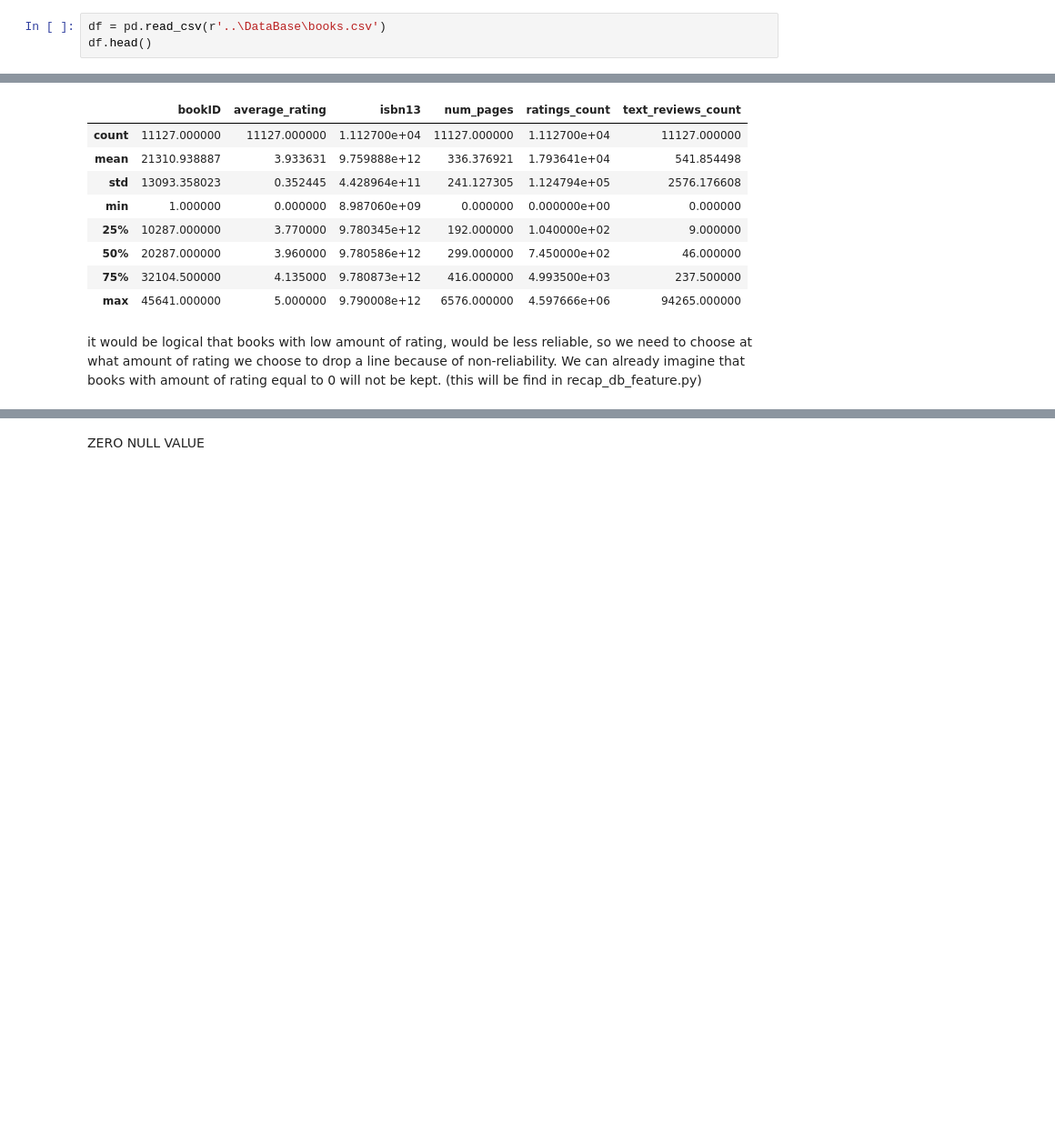
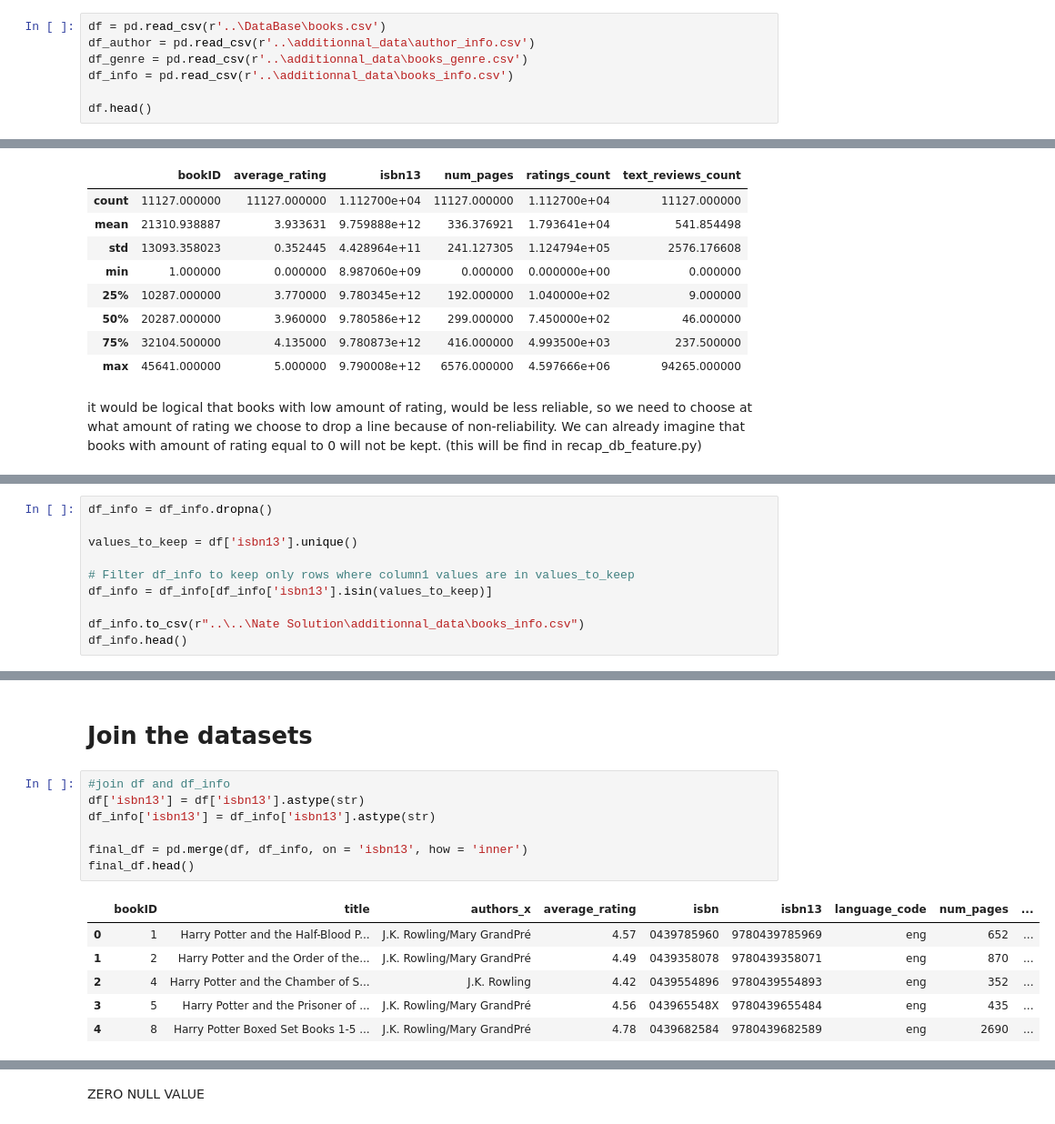
Before and after one commit to Nathan2BLK/DSTI-Project-Machine-Learning-with-Python-Labs, a Jupyter notebook: Nate Solution/Feature/Feature.ipynb, the cells around one changed output, grey strips where cells are left out. Shown at 91% size. Saved outputs shown, nothing was run; the diff lists cells and outputs as text; blank space fills up the shorter version.

```diff
--- a/Nate Solution/Feature/Feature.ipynb
+++ b/Nate Solution/Feature/Feature.ipynb
@@ -24,6 +27,10 @@ Those error are all because some author fields contains ",", so it kill the shap
 the new corrected file is located in "..\DataBase\books.csv"
 # %%
 df = pd.read_csv(r'..\DataBase\books.csv')
+df_author = pd.read_csv(r'..\additionnal_data\author_info.csv')
+df_genre = pd.read_csv(r'..\additionnal_data\books_genre.csv')
+df_info = pd.read_csv(r'..\additionnal_data\books_info.csv')
+
 df.head()
 # %% [output]
 |  | bookID | title | authors | average_rating | isbn | isbn13 | language_code | num_pages | ratings_count | ... |
@@ -48,0 +93,10 @@ it would be logical that books with low amount of rating, would be less reliable
+# %%
+df_info = df_info.dropna()
+
+values_to_keep = df['isbn13'].unique()
+
+# Filter df_info to keep only rows where column1 values are in values_to_keep
+df_info = df_info[df_info['isbn13'].isin(values_to_keep)]
+
+df_info.to_csv(r"..\..\Nate Solution\additionnal_data\books_info.csv")
+df_info.head()
@@ -48,0 +128,16 @@ it would be logical that books with low amount of rating, would be less reliable
+# %% [markdown]
+<H1>Join the datasets</h1>
+# %%
+#join df and df_info
+df['isbn13'] = df['isbn13'].astype(str)
+df_info['isbn13'] = df_info['isbn13'].astype(str)
+
+final_df = pd.merge(df, df_info, on = 'isbn13', how = 'inner')
+final_df.head()
+# %% [output]
+|  | bookID | title | authors_x | average_rating | isbn | isbn13 | language_code | num_pages | ... |
+| 0 | 1 | Harry Potter and the Half-Blood P... | J.K. Rowling/Mary GrandPré | 4.57 | 0439785960 | 9780439785969 | eng | 652 | ... |
+| 1 | 2 | Harry Potter and the Order of the... | J.K. Rowling/Mary GrandPré | 4.49 | 0439358078 | 9780439358071 | eng | 870 | ... |
+| 2 | 4 | Harry Potter and the Chamber of S... | J.K. Rowling | 4.42 | 0439554896 | 9780439554893 | eng | 352 | ... |
+| 3 | 5 | Harry Potter and the Prisoner of ... | J.K. Rowling/Mary GrandPré | 4.56 | 043965548X | 9780439655484 | eng | 435 | ... |
+| 4 | 8 | Harry Potter Boxed Set Books 1-5 ... | J.K. Rowling/Mary GrandPré | 4.78 | 0439682584 | 9780439682589 | eng | 2690 | ... |
```
Also changed, not shown: parts of 13 cells of this notebook, 9 other files.
